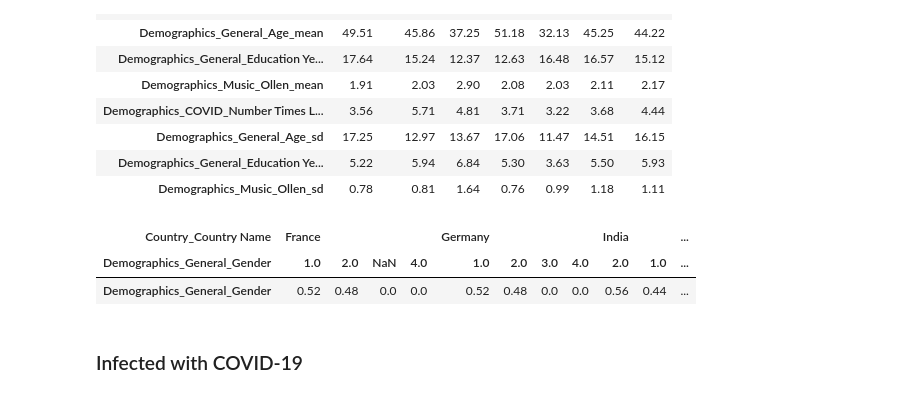
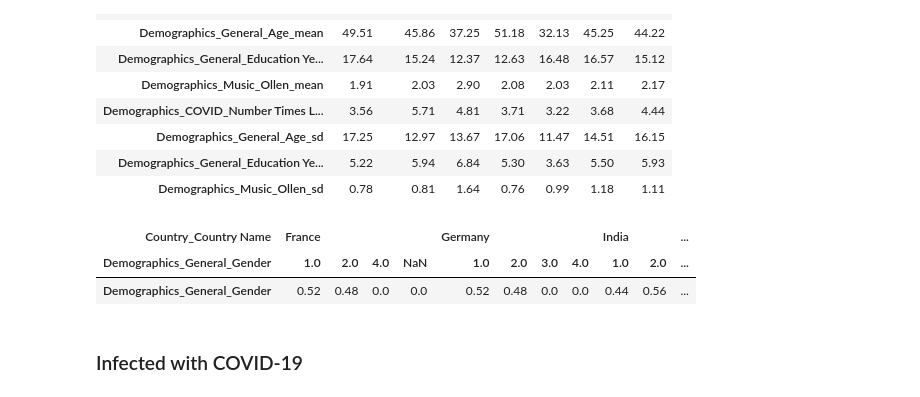
Before and after one commit to lkfink/CMQ, a Jupyter notebook: Descriptive_Statistics.ipynb, the cells around one changed output. Drawn from its saved outputs; the diff is of its cells as text; code cells hidden in the pictures.

```diff
--- a/Descriptive_Statistics.ipynb
+++ b/Descriptive_Statistics.ipynb
@@ -141,11 +143,11 @@ tmp.transpose().round(2)
 | Demographics_Music_Ollen_sd | 0.78 | 0.81 | 1.64 | 0.76 | 0.99 | 1.18 | 1.11 |
 # %%
 # describe gender
-pd.DataFrame(data.groupby(['Country_Country Name'])['Demographics_General_Gender'].value_counts(dropna=False, normalize=True)).round(2).T
+pd.DataFrame(data.groupby(['Country_Country Name'])['Demographics_General_Gender'].value_counts(dropna=False, normalize=True)).sort_index().round(2).T
 # %% [output]
 | Country_Country Name | France |  |  |  | Germany |  |  |  | India |  | ... |
-| Demographics_General_Gender | 1.0 | 2.0 | NaN | 4.0 | 1.0 | 2.0 | 3.0 | 4.0 | 2.0 | 1.0 | ... |
-| Demographics_General_Gender | 0.52 | 0.48 | 0.0 | 0.0 | 0.52 | 0.48 | 0.0 | 0.0 | 0.56 | 0.44 | ... |
+| Demographics_General_Gender | 1.0 | 2.0 | 4.0 | NaN | 1.0 | 2.0 | 3.0 | 4.0 | 1.0 | 2.0 | ... |
+| Demographics_General_Gender | 0.52 | 0.48 | 0.0 | 0.0 | 0.52 | 0.48 | 0.0 | 0.0 | 0.44 | 0.56 | ... |
 # %% [markdown]
 ### Infected with COVID-19
 # %%
```
Also changed, not shown: parts of 1 cell of this notebook, 3 other files.
